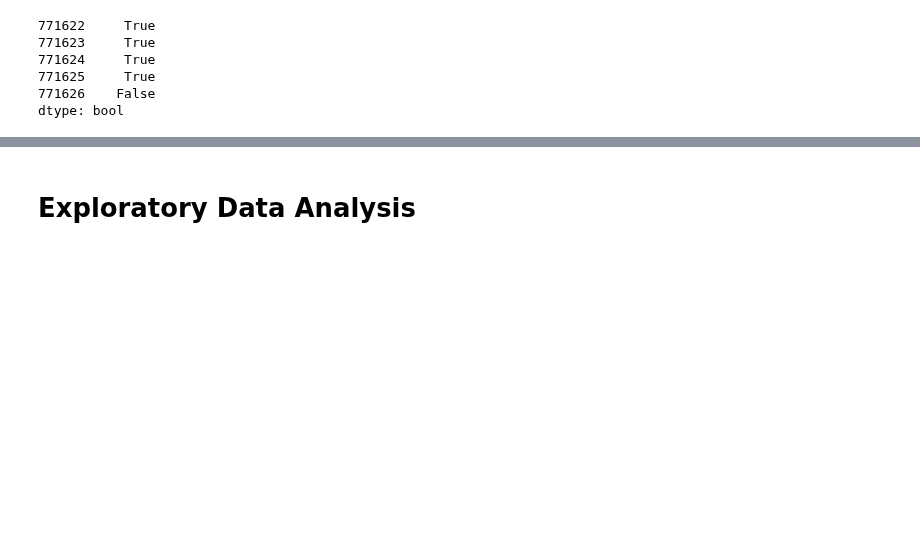
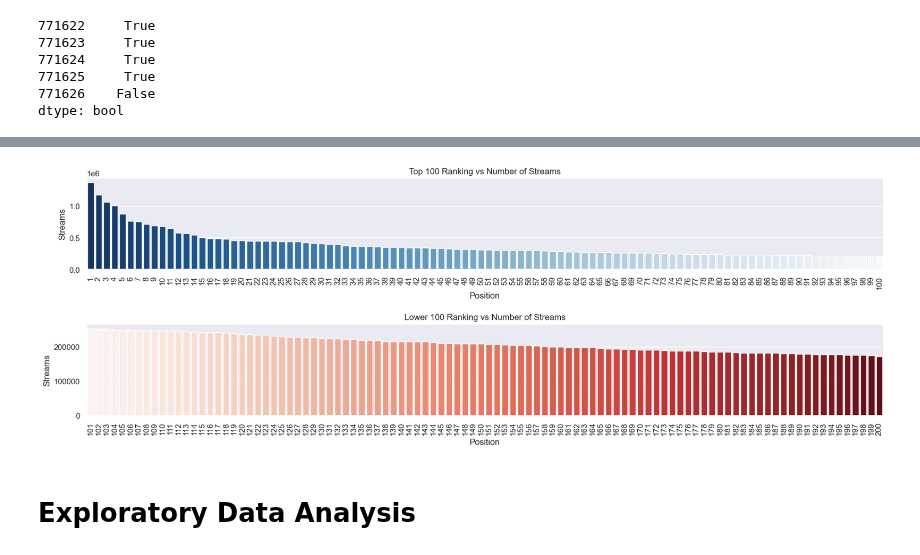
Before and after one commit to hypothetical-lemon/COMP4449-capstone, a Jupyter notebook: midterm/heather_lemon_midterm.ipynb, the cells around one changed output, grey strips where cells are left out. Saved outputs shown, nothing was run; the diff lists cells and outputs as text; code cells hidden in the pictures; blank space fills up the shorter version.

Commit message:
position vs stream count

```diff
--- a/midterm/heather_lemon_midterm.ipynb
+++ b/midterm/heather_lemon_midterm.ipynb
@@ -349,0 +352,3 @@ dtype: bool
+# %%
+ranking_sorted = ranking_spotify_1.reset_index().sort_values(by=['Position'], ascending=True)
+ranking_sorted.head()
@@ -350,3 +362,20 @@ dtype: bool
+# %%
+# Initialize the matplotlib figure
+n = 100
+fig, (ax1, ax2) = plt.subplots(2, 1, figsize=(20, 6))
+
+ax1.set_xticklabels(ranking_sorted.Position, rotation=90)
+ax2.set_xticklabels(ranking_sorted.Position, rotation=90)
+
+# Figures spacing
+plt.subplots_adjust(left=None, bottom=None, right=None, top=None, wspace=0.6, hspace=0.6)
+ax2.set_xlim((0, ranking_spotify_1.head(n)['Position'].max()))
+
+# Barplots
+sns.barplot(ax=ax1, y="Streams", x="Position", palette="Blues_r", data=ranking_spotify_1.head(n)).set(title='Top 100 Ranking vs Number of Streams')
+sns.barplot(ax=ax2, y="Streams", x="Position", palette="Reds",    data=ranking_spotify_1.tail(n)).set(title='Lower 100 Ranking vs Number of Streams');
+# %% [output]
+[figure, added]
 # %% [markdown]
 # Exploratory Data Analysis
 # %% [markdown]
```
Also changed, not shown: parts of 3 cells of this notebook.
